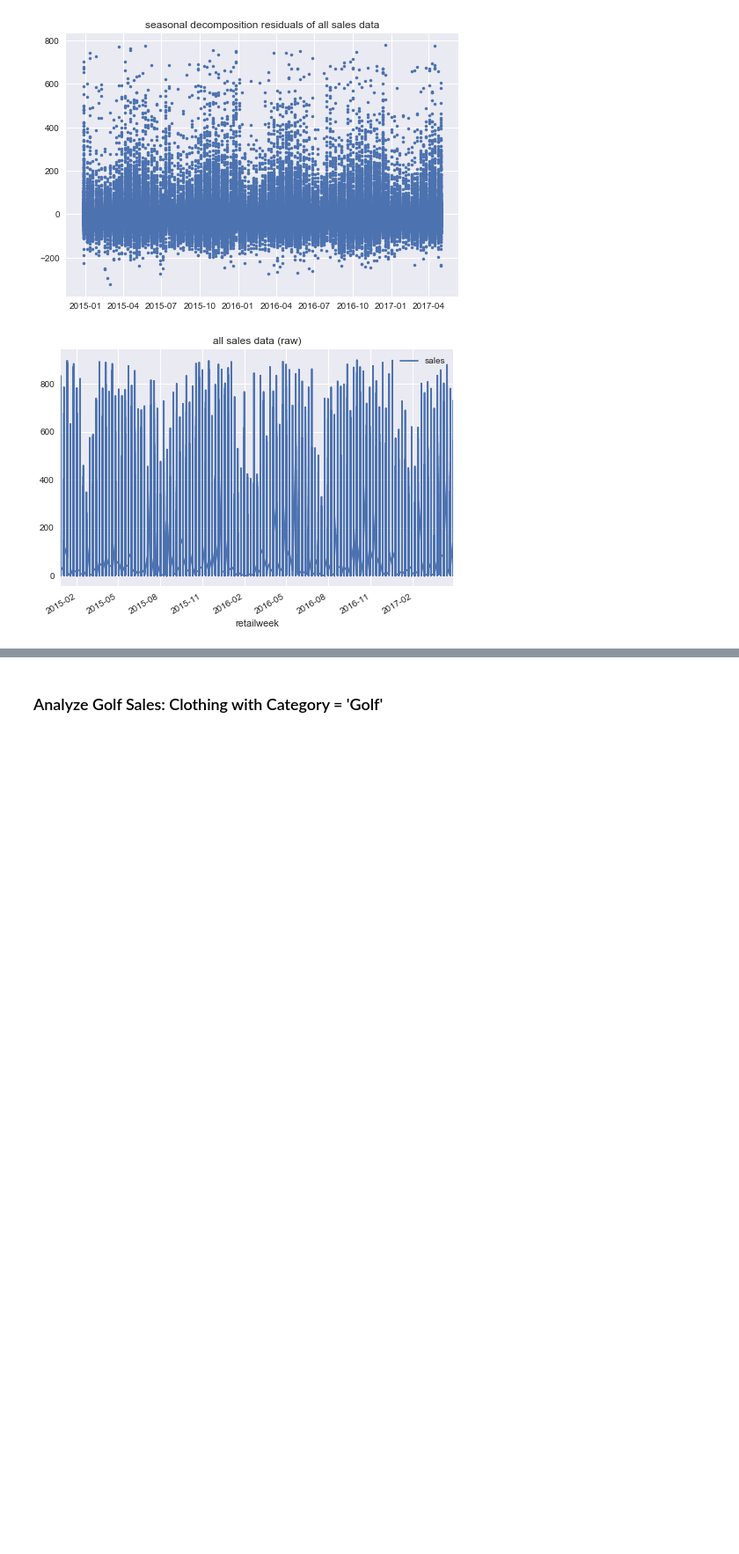
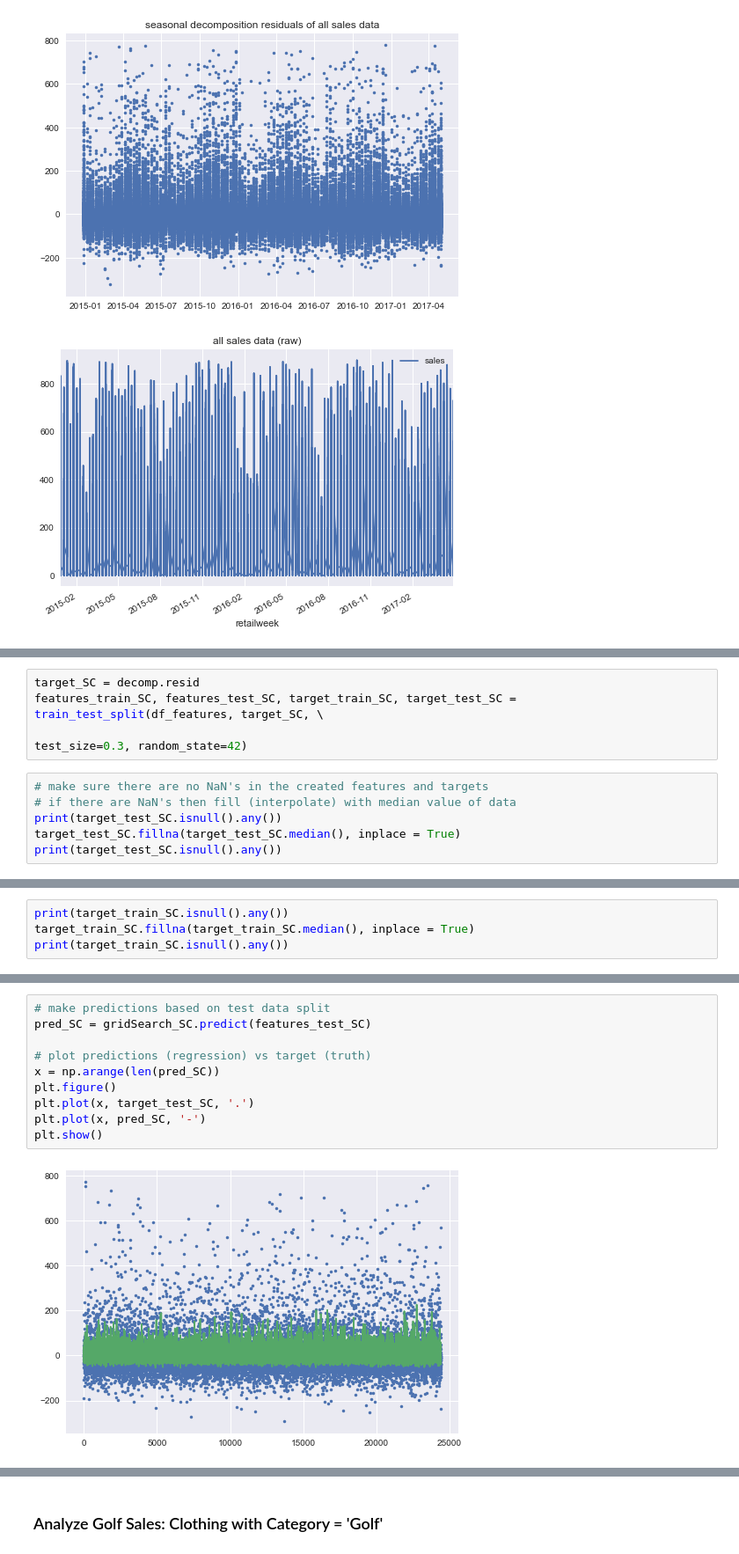
Before and after one commit to swekul/RetailSales_CaseStudy, a Jupyter notebook: RetailSales_DemandForecasting_McRoberts.ipynb, the cells around one changed output, grey strips where cells are left out. Shown at 88% size. Drawn from its saved outputs; the diff is of its cells as text; blank space fills up the shorter version.

Commit message:
feat: Complete seasonal decomposition then ML analysis
Results are better than without seasonal decomposition, but they are
not good enough.

```diff
--- a/RetailSales_DemandForecasting_McRoberts.ipynb
+++ b/RetailSales_DemandForecasting_McRoberts.ipynb
@@ -725,0 +731,10 @@ plt.show()
+# %%
+target_SC = decomp.resid
+features_train_SC, features_test_SC, target_train_SC, target_test_SC = train_test_split(df_features, target_SC, \
+                                                                                        test_size=0.3, random_state=42)
+# %%
+# make sure there are no NaN's in the created features and targets
+# if there are NaN's then fill (interpolate) with median value of data
+print(target_test_SC.isnull().any())
+target_test_SC.fillna(target_test_SC.median(), inplace = True)
+print(target_test_SC.isnull().any())
@@ -725,0 +761,4 @@ plt.show()
+# %%
+print(target_train_SC.isnull().any())
+target_train_SC.fillna(target_train_SC.median(), inplace = True)
+print(target_train_SC.isnull().any())
@@ -725,0 +885,12 @@ plt.show()
+# %%
+# make predictions based on test data split
+pred_SC = gridSearch_SC.predict(features_test_SC)
+
+# plot predictions (regression) vs target (truth)
+x = np.arange(len(pred_SC))
+plt.figure()
+plt.plot(x, target_test_SC, '.')
+plt.plot(x, pred_SC, '-')
+plt.show()
+# %% [output]
+[figure, added]
```
Also changed, not shown: parts of 20 cells of this notebook.
